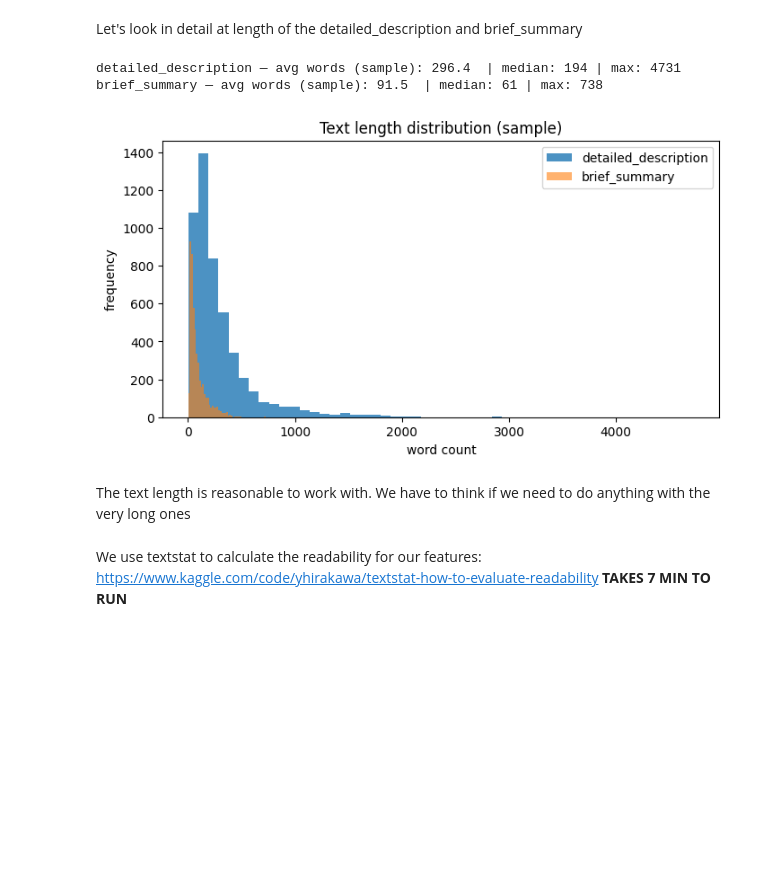
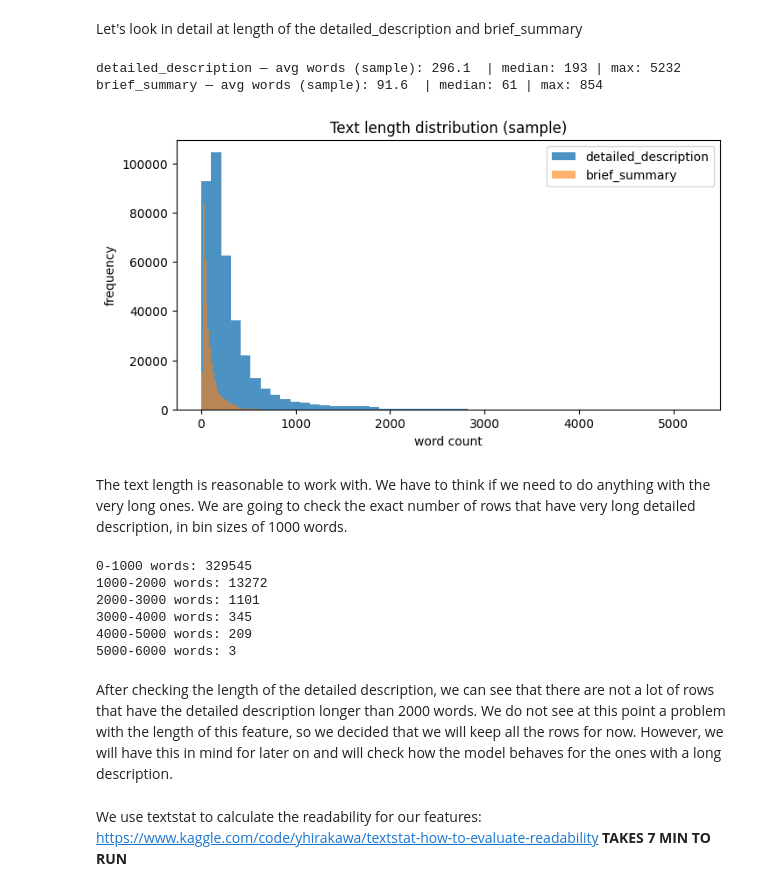
Before and after one commit to au-nlp/project-milestone-p2-group20, a Jupyter notebook: main.ipynb, the cells around one changed output. Saved outputs shown, nothing was run; the diff lists cells and outputs as text; code cells hidden in the pictures; blank space fills up the shorter version.

Commit message:
dropped keywords, decided on long description

```diff
--- a/main.ipynb
+++ b/main.ipynb
@@ -389,37 +408,67 @@ missing_df_new
 Let's look in detail at length of the detailed_description and brief_summary
 # %%
 # 2.6 Quick quality spot-check: lengths of primary and reference texts
-def safe_len_words(x):
-    if x is None or not isinstance(x, str): return 0
-    return len(x.split())
+# def safe_len_words(x):
+#     if x is None or not isinstance(x, str): return 0
+#     return len(x.split())
 
-sample_size = min(5000, len(work_ds))
+sample_size = len(work_ds)
 sample = work_ds.select(range(sample_size))
 
-primary_lens = [safe_len_words(t) for t in sample[primary_text_field]]
-ref_lens = [safe_len_words(t) for t in sample[ref_text_field]] if ref_text_field else []
+primary_lens = [len(t.split()) for t in sample[primary_text_field]]
+ref_lens = [len(t.split()) for t in sample[ref_text_field]] if ref_text_field else []
 
 print(f"{primary_text_field} — avg words (sample): {np.mean(primary_lens):.1f}  | median: {np.median(primary_lens):.0f} | max: {np.max(primary_lens):.0f}")
 if ref_text_field:
     print(f"{ref_text_field} — avg words (sample): {np.mean(ref_lens):.1f}  | median: {np.median(ref_lens):.0f} | max: {np.max(ref_lens):.0f}")
 
 plt.figure(figsize=(8,4))
 plt.hist(primary_lens, bins=50, alpha=0.8, label=primary_text_field)
 if ref_text_field:
     plt.hist(ref_lens, bins=50, alpha=0.6, label=ref_text_field)
 plt.xlabel("word count")
 plt.ylabel("frequency")
 plt.title("Text length distribution (sample)")
 plt.legend()
 plt.show()
 # %% [output]
-detailed_description — avg words (sample): 296.4  | median: 194 | max: 4731
-brief_summary — avg words (sample): 91.5  | median: 61 | max: 738
+detailed_description — avg words (sample): 296.1  | median: 193 | max: 5232
+brief_summary — avg words (sample): 91.6  | median: 61 | max: 854
-[figure, old version]
+[figure, new version]
 # %% [markdown]
-The text length is reasonable to work with. We have to think if we need to do anything with the very long ones
+The text length is reasonable to work with. We have to think if we need to do anything with the very long ones. We are going to check the exact number of rows that have very long detailed description, in bin sizes of 1000 words.
 # %%
-#TODO
+# Define your ranges (in words)
+bins = [(0, 1000), (1000, 2000), (2000, 3000), (3000, 4000), (4000, 5000), (5000, 6000)]
+
+# Function to count words in each description
+def word_count(text):
+    if text is None:
+        return 0
+    return len(str(text).split())
+
+# Count number of examples per bin
+counts = []
+for lower, upper in bins:
+    count = sum(
+        1
+        for text in filtered_ds["detailed_description"]
+        if lower < word_count(text) <= upper
+    )
+    counts.append((f"{lower}-{upper}", count))
+
+# Print results neatly
+for label, count in counts:
+    print(f"{label} words: {count}")
+# %% [output]
+0-1000 words: 329545
+1000-2000 words: 13272
+2000-3000 words: 1101
+3000-4000 words: 345
+4000-5000 words: 209
+5000-6000 words: 3
+# %% [markdown]
+After checking the length of the detailed description, we can see that there are not a lot of rows that have the detailed description longer than 2000 words. We do not see at this point a problem with the length of this feature, so we decided that we will keep all the rows for now. However, we will have this in mind for later on and will check how the model behaves for the ones with a long description.
 # %% [markdown]
 We use textstat to calculate the readability for our features: https://www.kaggle.com/code/yhirakawa/textstat-how-to-evaluate-readability **TAKES 7 MIN TO RUN**
 # %%
```
Also changed, not shown: parts of 5 cells of this notebook, 2 other files.
